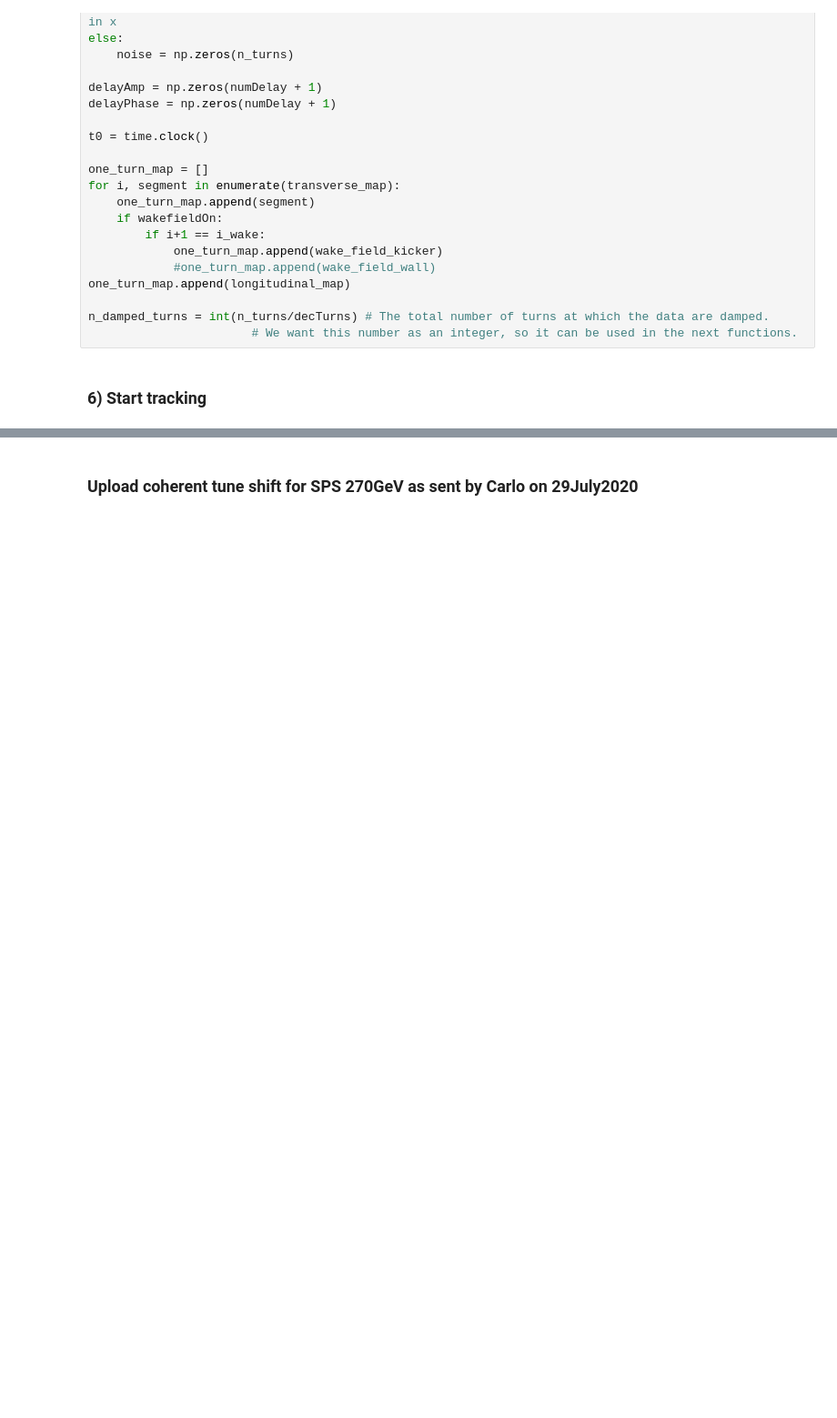
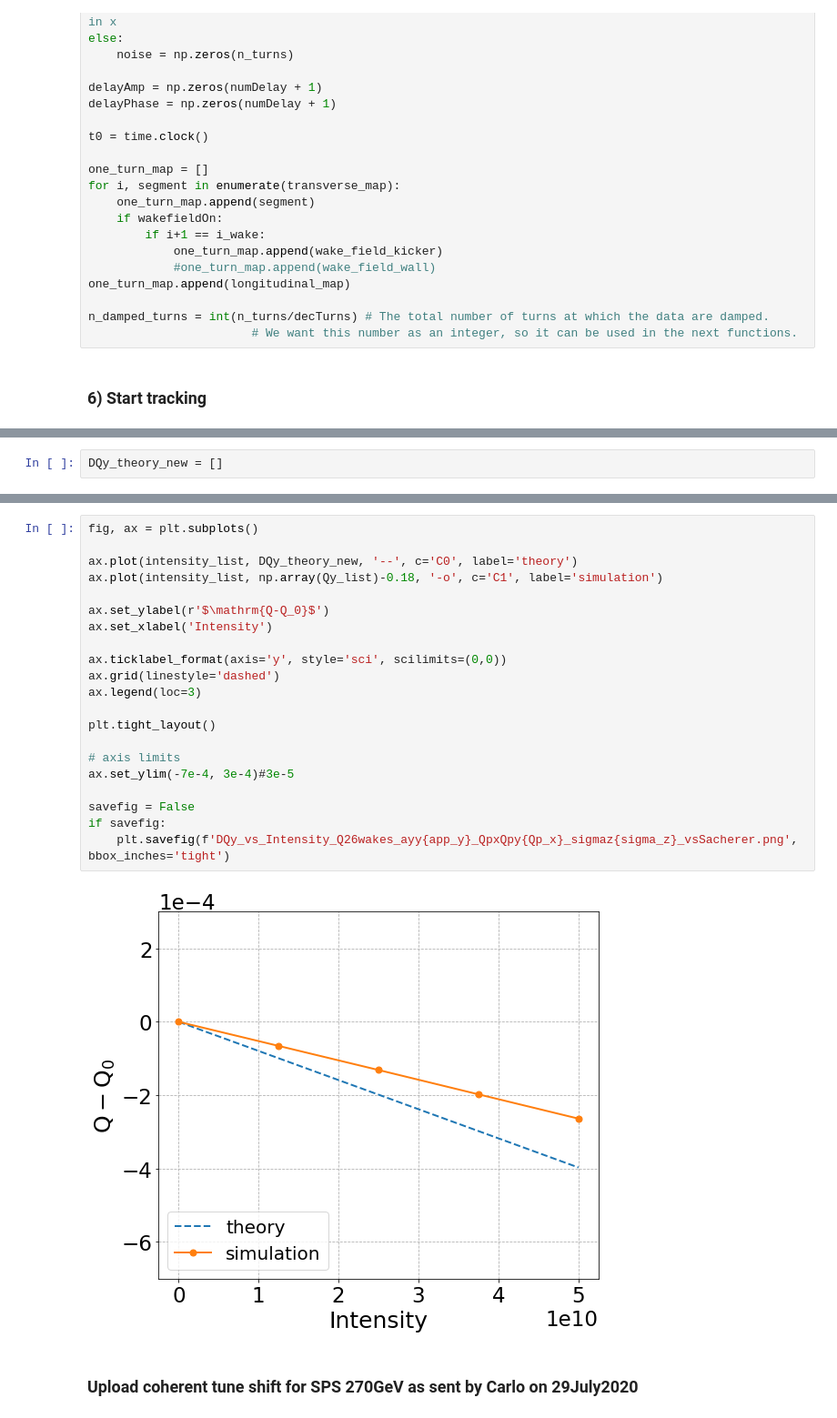
Before and after one commit to natriant/cc_rf_noise_pyheadtail, a Jupyter notebook: run_simulation/run_PyHEADTAIL_no_htcondor/impedance_studies/SPSheadtail_tune_shift_with_impedance.ipynb, the cells around one changed output, grey strips where cells are left out. Shown at 91% size. Cells and saved outputs as stored; diff of their text form; blank space fills up the shorter version.

```diff
--- a/run_simulation/run_PyHEADTAIL_no_htcondor/impedance_studies/SPSheadtail_tune_shift_with_impedance.ipynb
+++ b/run_simulation/run_PyHEADTAIL_no_htcondor/impedance_studies/SPSheadtail_tune_shift_with_impedance.ipynb
@@ -414,0 +416,2 @@ if savefig:
+# %%
+DQy_theory_new = []
@@ -415,3 +426,26 @@ if savefig:
+# %%
+fig, ax = plt.subplots()
+
+ax.plot(intensity_list, DQy_theory_new, '--', c='C0', label='theory')
+ax.plot(intensity_list, np.array(Qy_list)-0.18, '-o', c='C1', label='simulation')
+
+ax.set_ylabel(r'$\mathrm{Q-Q_0}$')
+ax.set_xlabel('Intensity')
+
+ax.ticklabel_format(axis='y', style='sci', scilimits=(0,0))
+ax.grid(linestyle='dashed')
+ax.legend(loc=3)
+
+plt.tight_layout()
+
+# axis limits
+ax.set_ylim(-7e-4, 3e-4)#3e-5
+
+savefig = False
+if savefig:
+    plt.savefig(f'DQy_vs_Intensity_Q26wakes_ayy{app_y}_QpxQpy{Qp_x}_sigmaz{sigma_z}_vsSacherer.png', bbox_inches='tight')
+# %% [output]
+[figure, added]
 # %% [markdown]
 ### Upload coherent tune shift for SPS 270GeV as sent by Carlo on 29July2020
 # %%
```
Also changed, not shown: parts of 9 cells of this notebook, 9 other files.
